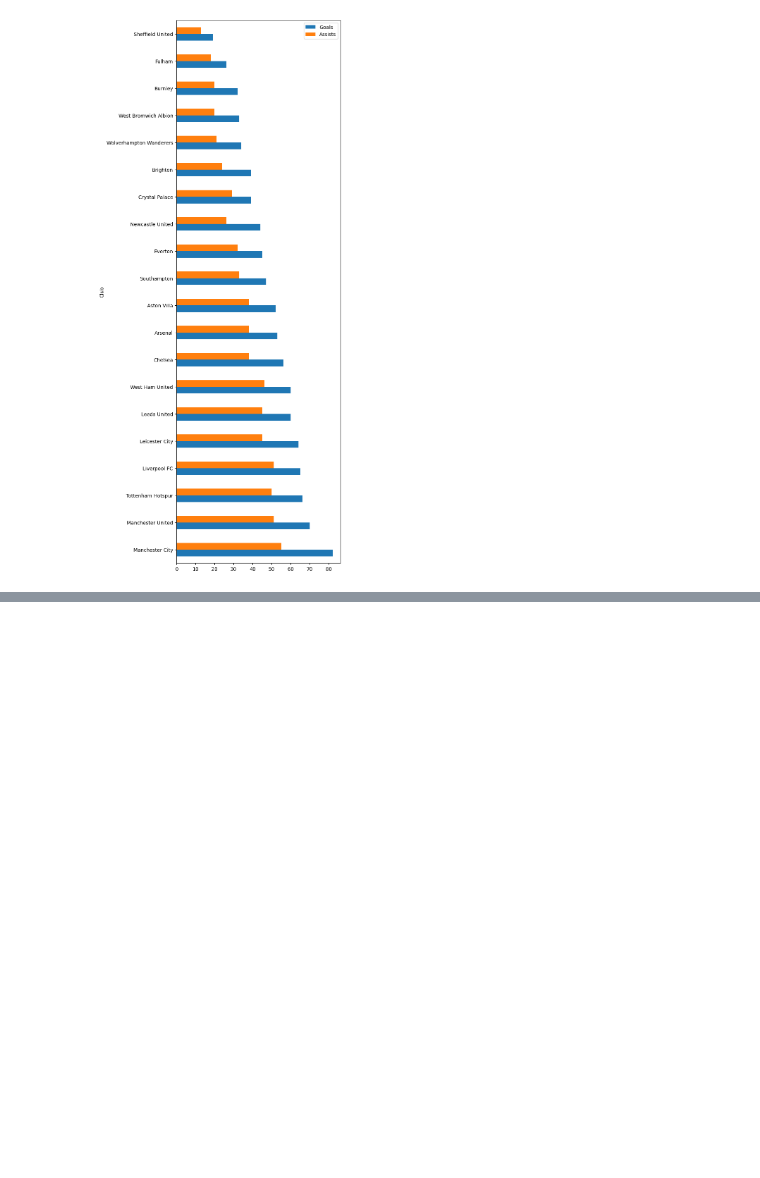
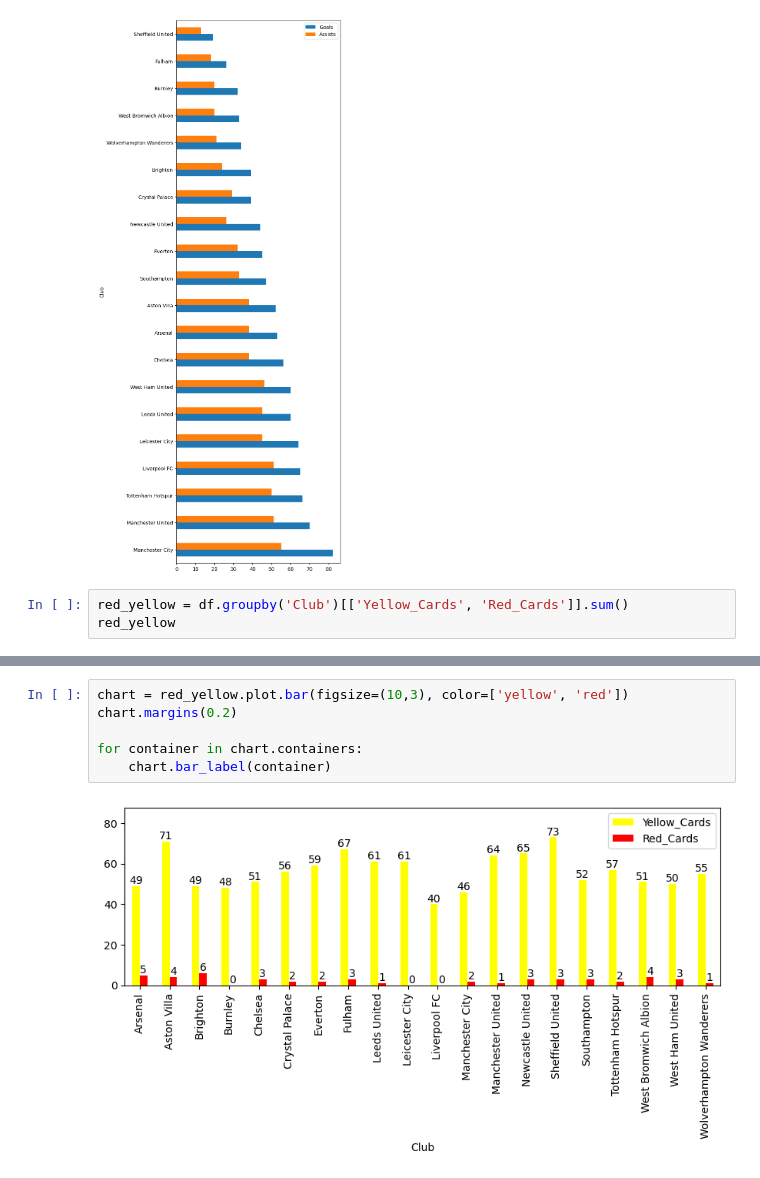
Before and after one commit to zafchiel/datas-notebooks, a Jupyter notebook: premier-league/analysis.ipynb, the cells around one changed output, grey strips where cells are left out. Saved outputs shown, nothing was run; the diff lists cells and outputs as text; blank space fills up the shorter version.

Commit message:
red and yellow cards

```diff
--- a/premier-league/analysis.ipynb
+++ b/premier-league/analysis.ipynb
@@ -261,3 +262,6 @@ goals_and_assists.plot.barh(figsize=(6,20))
 # %% [output]
 <Axes: ylabel='Club'>
 [figure]
+# %%
+red_yellow = df.groupby('Club')[['Yellow_Cards', 'Red_Cards']].sum()
+red_yellow
@@ -263,0 +287,8 @@ goals_and_assists.plot.barh(figsize=(6,20))
+# %%
+chart = red_yellow.plot.bar(figsize=(10,3), color=['yellow', 'red'])
+chart.margins(0.2)
+
+for container in chart.containers:
+    chart.bar_label(container)
+# %% [output]
+[figure, added]
```
Also changed, not shown: parts of 2 cells of this notebook.
